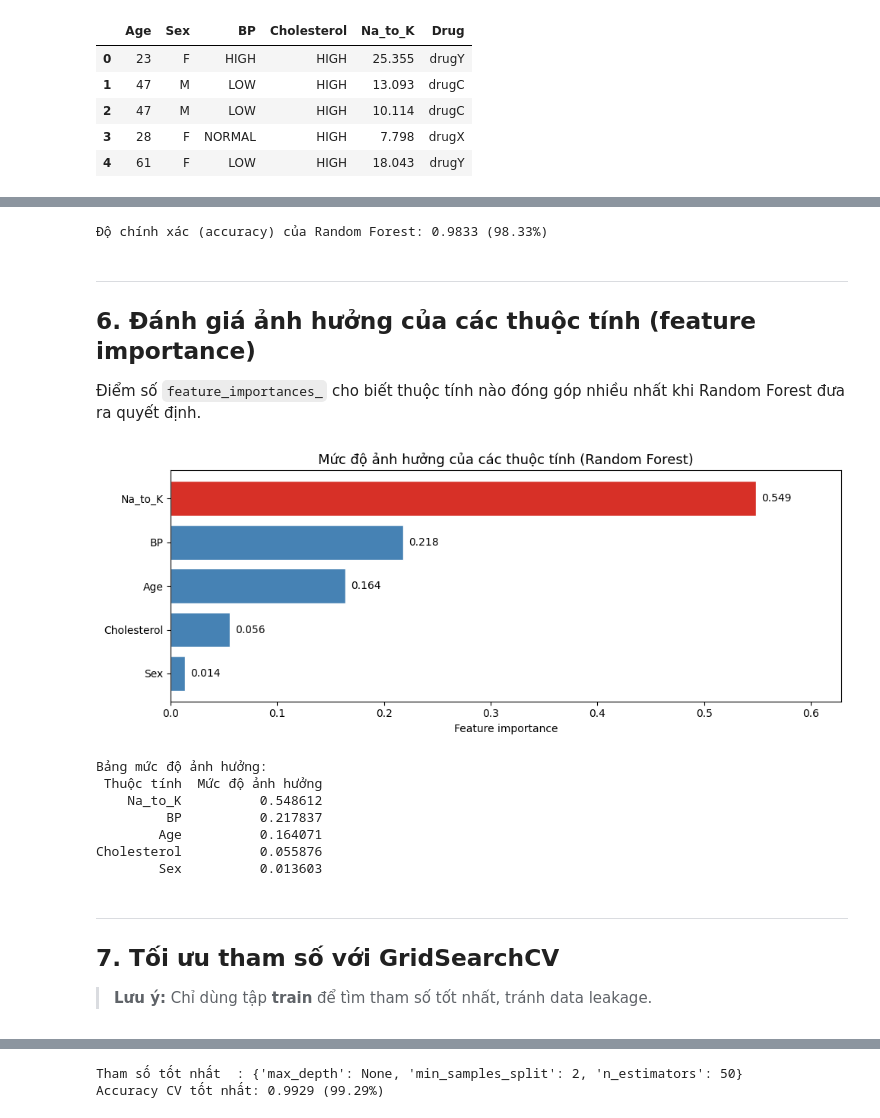
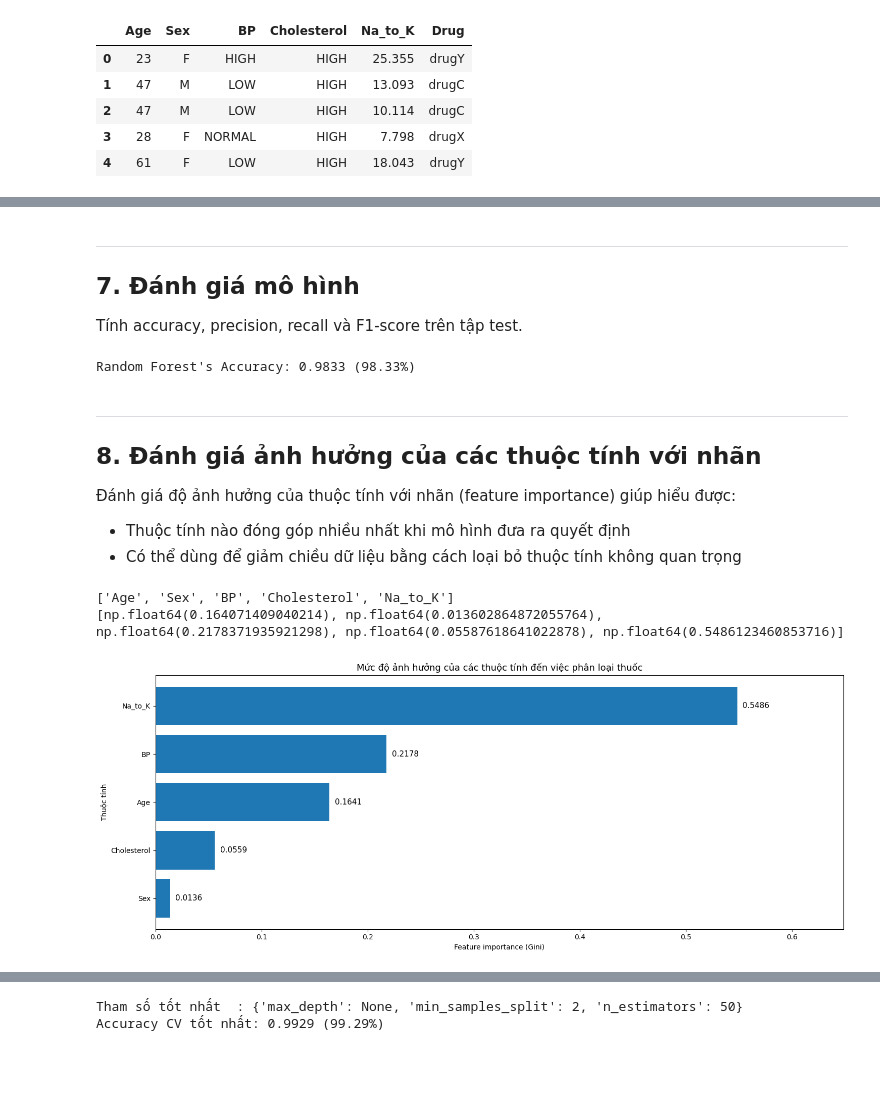
Before and after one commit to trungcandygit/M-n_HTTM, a Jupyter notebook: L7_random_forest_completed.ipynb, the cells around one changed output, grey strips where cells are left out. Saved outputs shown, nothing was run; the diff lists cells and outputs as text; code cells hidden in the pictures; blank space fills up the shorter version.

```diff
--- a/L7_random_forest_completed.ipynb
+++ b/L7_random_forest_completed.ipynb
@@ -184,45 +243,43 @@ Nhãn đúng     : ['drugY', 'drugX', 'drugX', 'drugX', 'drugX']
+# %% [markdown]
+---
+## 7. Đánh giá mô hình
+
+Tính accuracy, precision, recall và F1-score trên tập test.
 # %%
 acc = metrics.accuracy_score(y_testset, predTree)
-print(f'Độ chính xác (accuracy) của Random Forest: {acc:.4f} ({acc*100:.2f}%)')
+print(f"Random Forest's Accuracy: {acc:.4f} ({acc*100:.2f}%)")
 # %% [output]
-Độ chính xác (accuracy) của Random Forest: 0.9833 (98.33%)
+Random Forest's Accuracy: 0.9833 (98.33%)
-# %% [markdown]
----
-## 6. Đánh giá ảnh hưởng của các thuộc tính (feature importance)
-
-Điểm số `feature_importances_` cho biết thuộc tính nào đóng góp nhiều nhất khi Random Forest đưa ra quyết định.
+# %% [markdown]
+---
+## 8. Đánh giá ảnh hưởng của các thuộc tính với nhãn
+
+Đánh giá độ ảnh hưởng của thuộc tính với nhãn (feature importance) giúp hiểu được:
+- Thuộc tính nào đóng góp nhiều nhất khi mô hình đưa ra quyết định
+- Có thể dùng để giảm chiều dữ liệu bằng cách loại bỏ thuộc tính không quan trọng
+# %%
+print(list(my_data.columns)[0:-1])
+print(list(drugTree.feature_importances_))
+# %% [output]
+['Age', 'Sex', 'BP', 'Cholesterol', 'Na_to_K']
+[np.float64(0.164071409040214), np.float64(0.013602864872055764), np.float64(0.2178371935921298), np.float64(0.05587618641022878), np.float64(0.5486123460853716)]
 # %%
 feature_names = ['Age', 'Sex', 'BP', 'Cholesterol', 'Na_to_K']
 importances = drugTree.feature_importances_
 
 feat_df = pd.DataFrame({'Thuộc tính': feature_names, 'Mức độ ảnh hưởng': importances})
-feat_df = feat_df.sort_values('Mức độ ảnh hưởng', ascending=True)
+feat_df = feat_df.sort_values('Mức độ ảnh hưởng', ascending=True).reset_index(drop=True)
 
-fig, ax = plt.subplots(figsize=(10, 4))
-colors = ['#d73027' if v == importances.max() else 'steelblue' for v in feat_df['Mức độ ảnh hưởng']]
-bars = ax.barh(feat_df['Thuộc tính'], feat_df['Mức độ ảnh hưởng'], color=colors, edgecolor='white')
+fig, ax = plt.subplots(figsize=(15, 6))
+bars = ax.barh(feat_df['Thuộc tính'], feat_df['Mức độ ảnh hưởng'])
 for bar, val in zip(bars, feat_df['Mức độ ảnh hưởng']):
-    ax.text(val + 0.005, bar.get_y() + bar.get_height()/2,
-            f'{val:.3f}', va='center', fontsize=10)
-ax.set_title('Mức độ ảnh hưởng của các thuộc tính (Random Forest)', fontsize=13)
-ax.set_xlabel('Feature importance')
-ax.set_xlim(0, importances.max() + 0.08)
+    ax.text(val + 0.005, bar.get_y() + bar.get_height() / 2,
+            f'{val:.4f}', va='center', fontsize=11)
+ax.set_title('Mức độ ảnh hưởng của các thuộc tính đến việc phân loại thuốc', fontsize=13)
+ax.set_xlabel('Feature importance (Gini)')
+ax.set_ylabel('Thuộc tính')
+ax.set_xlim(0, importances.max() + 0.1)
 plt.tight_layout()
 plt.show()
-
-print('\nBảng mức độ ảnh hưởng:')
-print(feat_df.sort_values('Mức độ ảnh hưởng', ascending=False).to_string(index=False))
 # %% [output]
-[figure, old version]
+[figure, new version]
-Bảng mức độ ảnh hưởng:
- Thuộc tính  Mức độ ảnh hưởng
-    Na_to_K          0.548612
-         BP          0.217837
-        Age          0.164071
-Cholesterol          0.055876
-        Sex          0.013603
-# %% [markdown]
----
-## 7. Tối ưu tham số với GridSearchCV
-
-> **Lưu ý:** Chỉ dùng tập **train** để tìm tham số tốt nhất, tránh data leakage.
```
Also changed, not shown: parts of 38 cells of this notebook.
